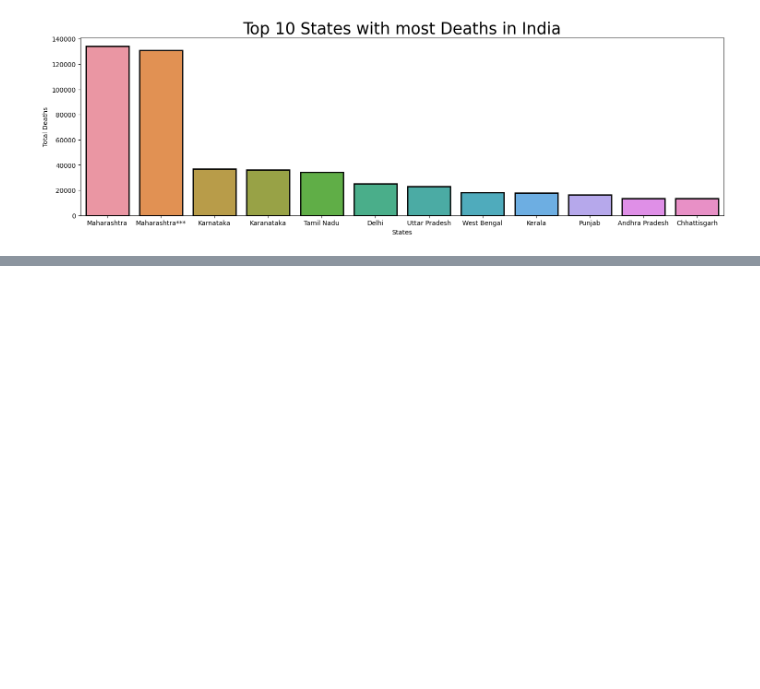
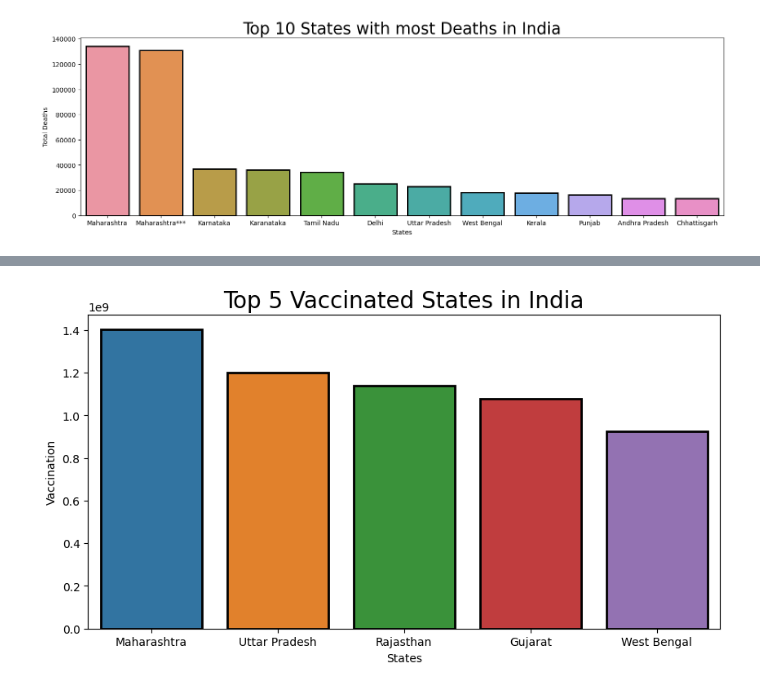
Before and after one commit to MihirB-Byte/Covid-19_Data-Analysis, a Jupyter notebook: Covid Data analysis.ipynb, the cells around one changed output, grey strips where cells are left out. Saved outputs shown, nothing was run; the diff lists cells and outputs as text; code cells hidden in the pictures; blank space fills up the shorter version.

```diff
--- a/Covid Data analysis.ipynb
+++ b/Covid Data analysis.ipynb
@@ -256,0 +250,2 @@ f_quarter
+# %%
+vaccine_df.rename(columns = {'Updated On' : 'Vaccine_Date'}, inplace = True)
@@ -256,0 +322,5 @@ f_quarter
+# %%
+#Remove rows where state = India
+
+vaccine = vaccine_df[vaccine_df.State != 'India']
+vaccine
@@ -256,0 +341,2 @@ f_quarter
+# %%
+vaccine.rename(columns = { 'Total Individuals Vaccinated': 'Total'}, inplace = True)
@@ -256,0 +363,6 @@ f_quarter
+# %%
+#Most vaccinated States
+
+max_vac = vaccine.groupby('State')['Total'].sum().to_frame('Total')
+max_vac = max_vac.sort_values('Total', ascending= False) [:5]
+max_vac
@@ -256,0 +377,9 @@ f_quarter
+# %%
+fig = plt.figure(figsize = (10,5))
+plt.title('Top 5 Vaccinated States in India', size = 20)
+x = sns.barplot(data = max_vac.iloc[:10],y = max_vac.Total, x = max_vac.index, linewidth = 2, edgecolor = 'black' )
+plt.xlabel('States')
+plt.ylabel('Vaccination')
+plt.show()
+# %% [output]
+[figure, added]
```
Also changed, not shown: parts of 20 cells of this notebook, 4 other files.
